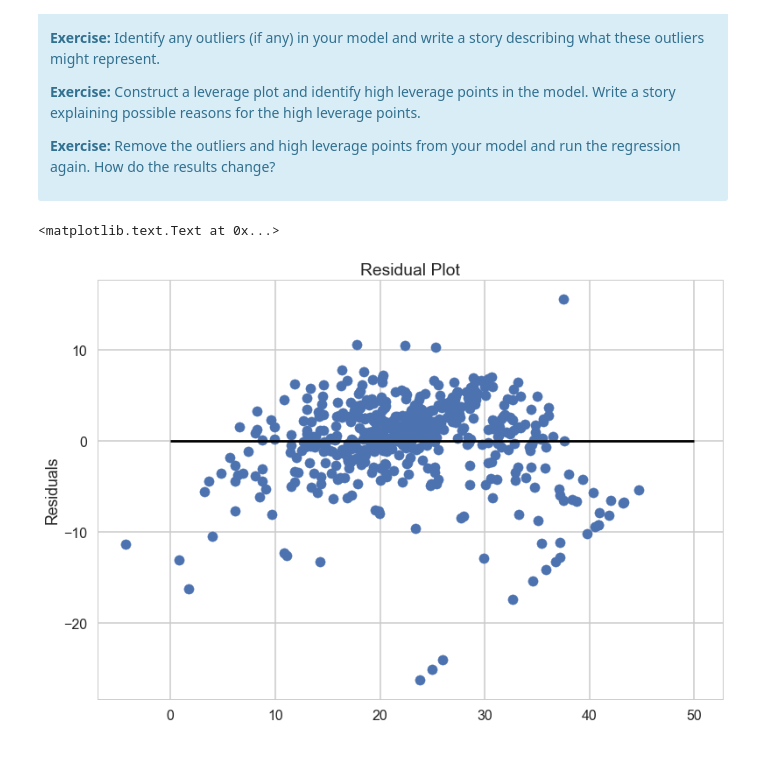
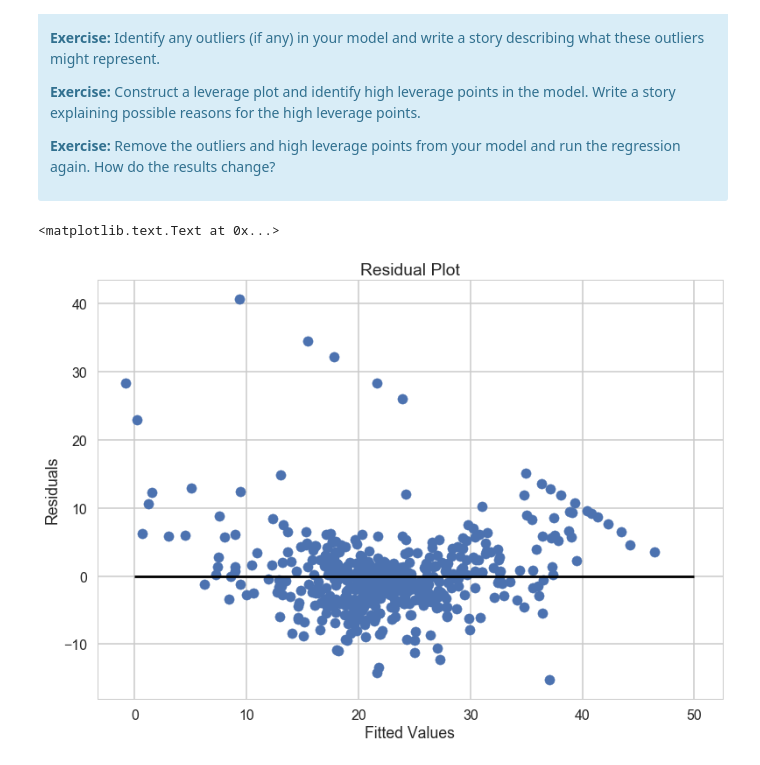
Before and after one commit to SoumyaK23/Springboard-Data-Intensive-and-Machine-Learning, a Jupyter notebook: machine learning/Mini_Project_Linear_Regression.ipynb, the cells around one changed output. Cells and saved outputs as stored; diff of their text form; code cells hidden in the pictures.

```diff
--- a/machine learning/Mini_Project_Linear_Regression.ipynb
+++ b/machine learning/Mini_Project_Linear_Regression.ipynb
@@ -768,3 +855,23 @@ where $L$ is the likelihood of the model. AIC is meaningless in the absolute sen
 
 <p><b>Exercise:</b> Find another variable (or two) to add to the model we built in Part 3. Compute the $F$-test comparing the two models as well as the AIC. Which model is better?</p>
 </div>
+# %%
+import statsmodels
+
+mymodel = ols('PRICE ~ RM + CRIM + PTRATIO + TAX', bos).fit()
+print(mymodel.summary())
+
+# AIC
+aic_my = mymodel.aic
+aic_original = m.aic
+print("AIC for my larger model: {}".format(aic_my))
+print("AIC for the original model with 3 vars: {}".format(aic_original))
+print("The larger model is better." if aic_my < aic_original else "The reduced model is better.")
+
+# F-test
+anova = statsmodels.stats.anova.anova_lm(m, mymodel, typ="I")
+_, pval = anova['Pr(>F)']
+_, F = anova['F']
+print("F-value: {}".format(F))
+print("p-value for F-test: {}".format(pval))
+print("The full model is significantly different." if pval < 0.05 else "Both models are the same>")
@@ -820,13 +945,14 @@ There are some other issues that are important investigate with linear regressio
 # %%
 # Your turn.
 
 # Residual plot for full model
 lm = LinearRegression()
 lm.fit(X, bos.PRICE)
-plt.scatter(lm.predict(X), lm.predict(X) - bos.PRICE)
+plt.scatter(mymodel.fittedvalues, mymodel.resid)
 plt.hlines(y = 0, xmin=0, xmax = 50)
 plt.title('Residual Plot')
+plt.xlabel("Fitted Values")
 plt.ylabel('Residuals')
 # %% [output]
 <matplotlib.text.Text at 0x...>
-[figure, old version]
+[figure, new version]
```
Also changed, not shown: parts of 32 cells of this notebook.
